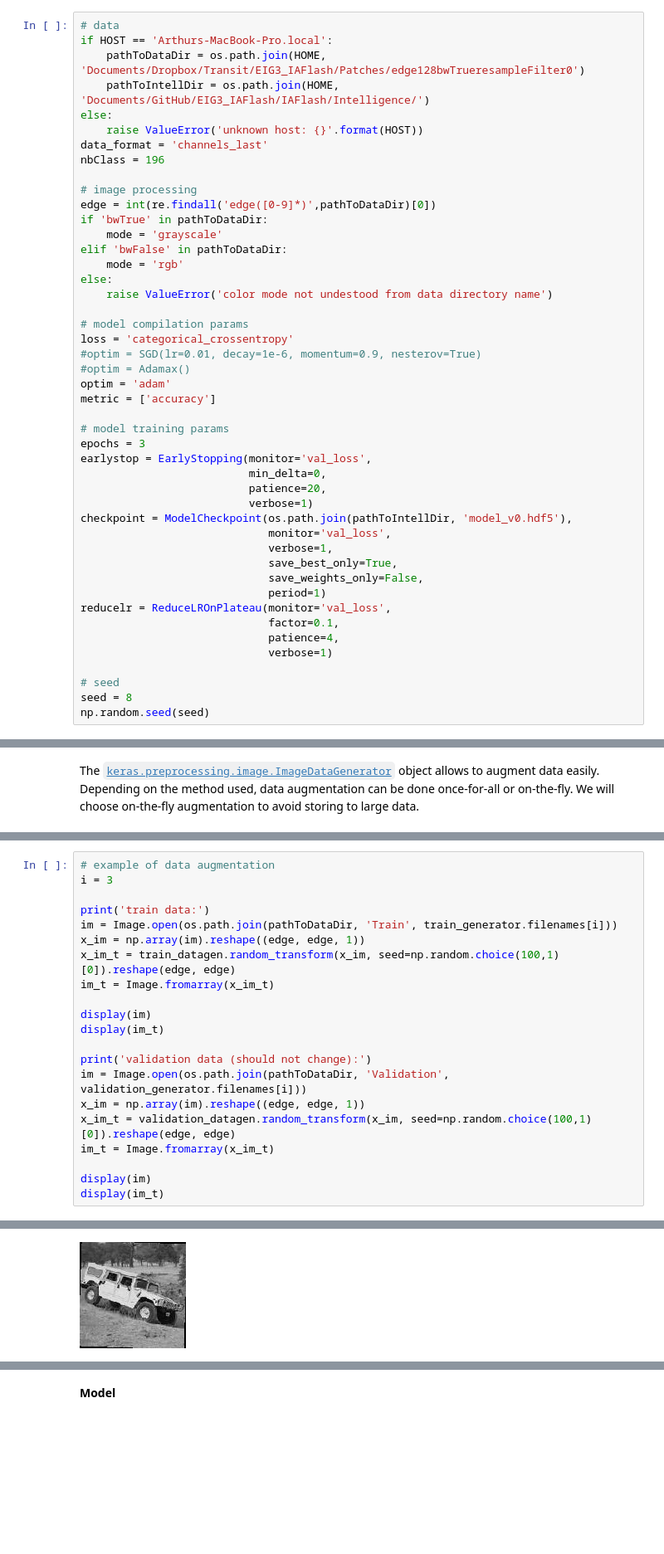
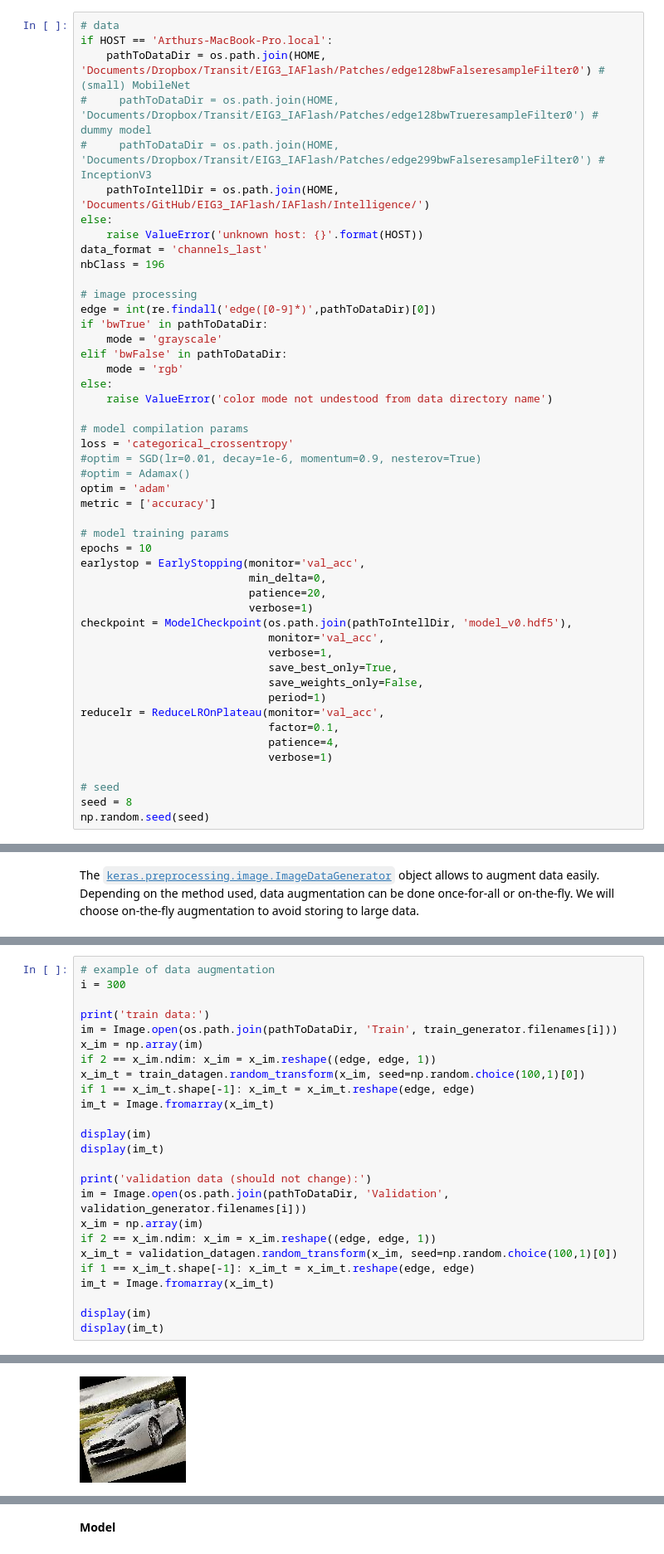
Before and after one commit to 0-tree/EIG3_IAFlash, a Jupyter notebook: Dev/dev_intelligence.ipynb, the cells around one changed output, grey strips where cells are left out. Shown: that part at 83% size. Cells and saved outputs as stored; diff of their text form; blank space fills up the shorter version.

```diff
--- a/Dev/dev_intelligence.ipynb
+++ b/Dev/dev_intelligence.ipynb
@@ -45,7 +45,9 @@ Using TensorFlow backend.
 # %%
 # data
 if HOST == 'Arthurs-MacBook-Pro.local':
-    pathToDataDir = os.path.join(HOME, 'Documents/Dropbox/Transit/EIG3_IAFlash/Patches/edge128bwTrueresampleFilter0')
+    pathToDataDir = os.path.join(HOME, 'Documents/Dropbox/Transit/EIG3_IAFlash/Patches/edge128bwFalseresampleFilter0') # (small) MobileNet
+#     pathToDataDir = os.path.join(HOME, 'Documents/Dropbox/Transit/EIG3_IAFlash/Patches/edge128bwTrueresampleFilter0') # dummy model
+#     pathToDataDir = os.path.join(HOME, 'Documents/Dropbox/Transit/EIG3_IAFlash/Patches/edge299bwFalseresampleFilter0') # InceptionV3
     pathToIntellDir = os.path.join(HOME, 'Documents/GitHub/EIG3_IAFlash/IAFlash/Intelligence/')
 else:
     raise ValueError('unknown host: {}'.format(HOST))
@@ -69,18 +71,18 @@ optim = 'adam'
 metric = ['accuracy']
 
 # model training params
-epochs = 3
-earlystop = EarlyStopping(monitor='val_loss',
+epochs = 10
+earlystop = EarlyStopping(monitor='val_acc',
                           min_delta=0,
                           patience=20,
                           verbose=1)
 checkpoint = ModelCheckpoint(os.path.join(pathToIntellDir, 'model_v0.hdf5'),
-                             monitor='val_loss',
+                             monitor='val_acc',
                              verbose=1,
                              save_best_only=True,
                              save_weights_only=False,
                              period=1)
-reducelr = ReduceLROnPlateau(monitor='val_loss',
+reducelr = ReduceLROnPlateau(monitor='val_acc',
                              factor=0.1,
                              patience=4,
                              verbose=1)
@@ -164,11 +166,13 @@ Found 6441 images belonging to 196 classes.
 # %%
 # example of data augmentation
-i = 3
+i = 300
 
 print('train data:')
 im = Image.open(os.path.join(pathToDataDir, 'Train', train_generator.filenames[i]))
-x_im = np.array(im).reshape((edge, edge, 1))
-x_im_t = train_datagen.random_transform(x_im, seed=np.random.choice(100,1)[0]).reshape(edge, edge)
+x_im = np.array(im)
+if 2 == x_im.ndim: x_im = x_im.reshape((edge, edge, 1))
+x_im_t = train_datagen.random_transform(x_im, seed=np.random.choice(100,1)[0])
+if 1 == x_im_t.shape[-1]: x_im_t = x_im_t.reshape(edge, edge)
 im_t = Image.fromarray(x_im_t)
 
 display(im)
@@ -176,8 +180,10 @@ display(im_t)
 
 print('validation data (should not change):')
 im = Image.open(os.path.join(pathToDataDir, 'Validation', validation_generator.filenames[i]))
-x_im = np.array(im).reshape((edge, edge, 1))
-x_im_t = validation_datagen.random_transform(x_im, seed=np.random.choice(100,1)[0]).reshape(edge, edge)
+x_im = np.array(im)
+if 2 == x_im.ndim: x_im = x_im.reshape((edge, edge, 1))
+x_im_t = validation_datagen.random_transform(x_im, seed=np.random.choice(100,1)[0])
+if 1 == x_im_t.shape[-1]: x_im_t = x_im_t.reshape(edge, edge)
 im_t = Image.fromarray(x_im_t)
 
 display(im)
@@ -188,2 +194,2 @@ train data:
-[figure, old version]
+[figure, new version]
 validation data (should not change):
```
Also changed, not shown: parts of 15 cells of this notebook, 1 other file.
